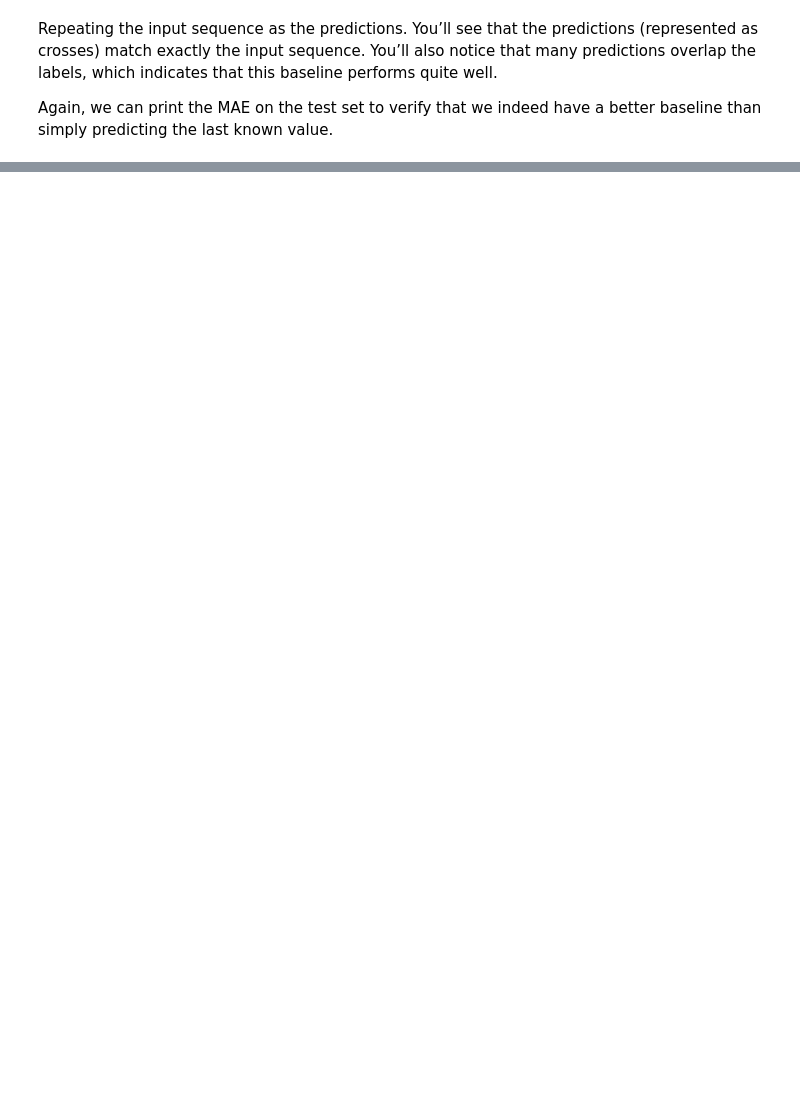
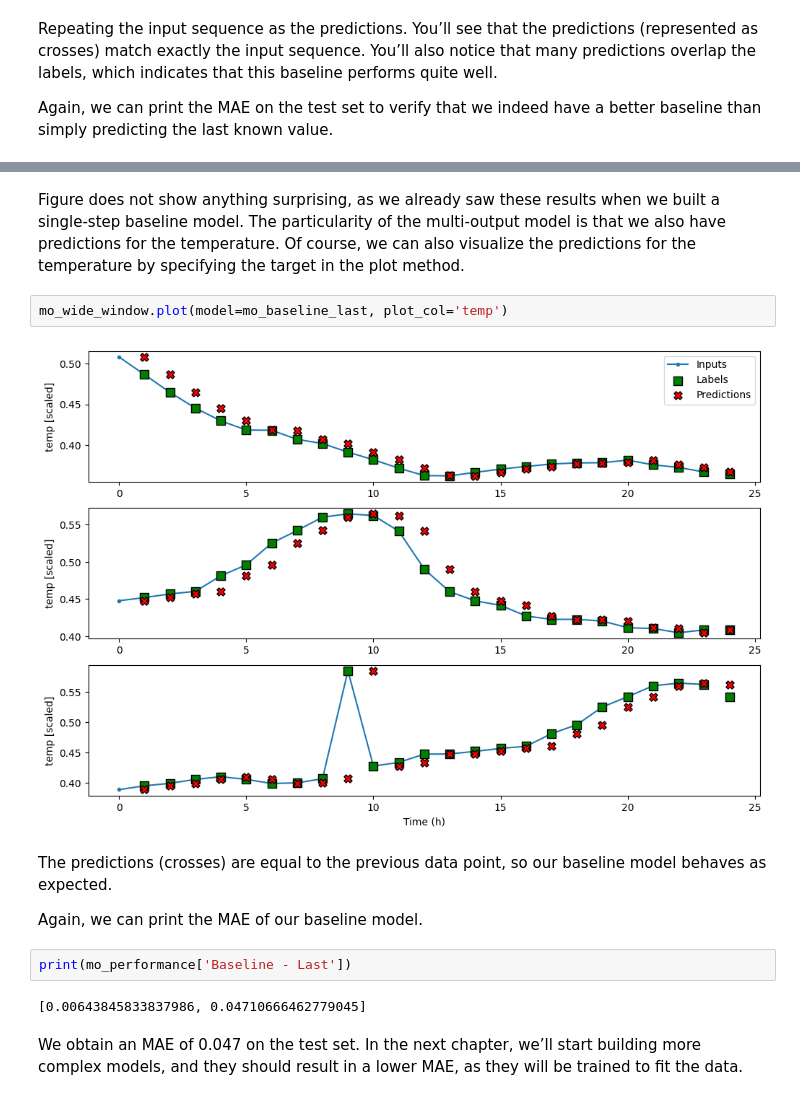
Before and after one commit to xbadiam/Forecasting, a Jupyter notebook: notebooks/02_Implementing_DataWIndow.ipynb, the cells around one changed output, grey strips where cells are left out. Cells and saved outputs as stored; diff of their text form; blank space fills up the shorter version.

```diff
--- a/notebooks/02_Implementing_DataWIndow.ipynb
+++ b/notebooks/02_Implementing_DataWIndow.ipynb
@@ -361,0 +444,16 @@ This gives an MAE of 0.315, which is lower than the MAE obtained by predicting t
+# %% [markdown]
+Figure does not show anything surprising, as we already saw these results when we built a single-step baseline model. The particularity of the multi-output model is that we also have predictions for the temperature. Of course, we can also visualize the predictions for the temperature by specifying the target in the plot method.
+# %%
+mo_wide_window.plot(model=mo_baseline_last, plot_col='temp')
+# %% [output]
+[figure, added]
+# %% [markdown]
+The predictions (crosses) are equal to the previous data point, so our baseline model behaves as expected.
+
+Again, we can print the MAE of our baseline model.
+# %%
+print(mo_performance['Baseline - Last'])
+# %% [output]
+[0.00643845833837986, 0.04710666462779045]
+# %% [markdown]
+We obtain an MAE of 0.047 on the test set. In the next chapter, we’ll start building more complex models, and they should result in a lower MAE, as they will be trained to fit the data.
```
Also changed, not shown: parts of 21 cells of this notebook.
